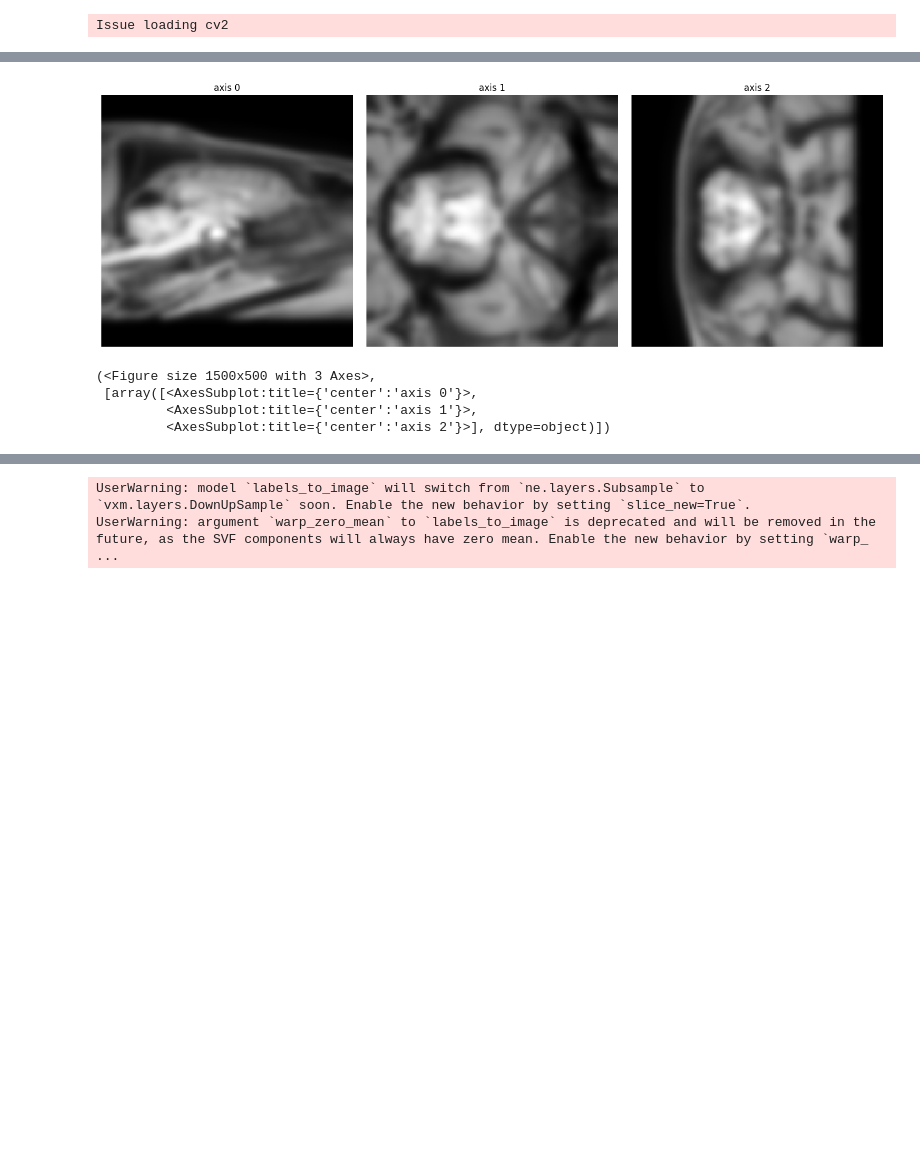
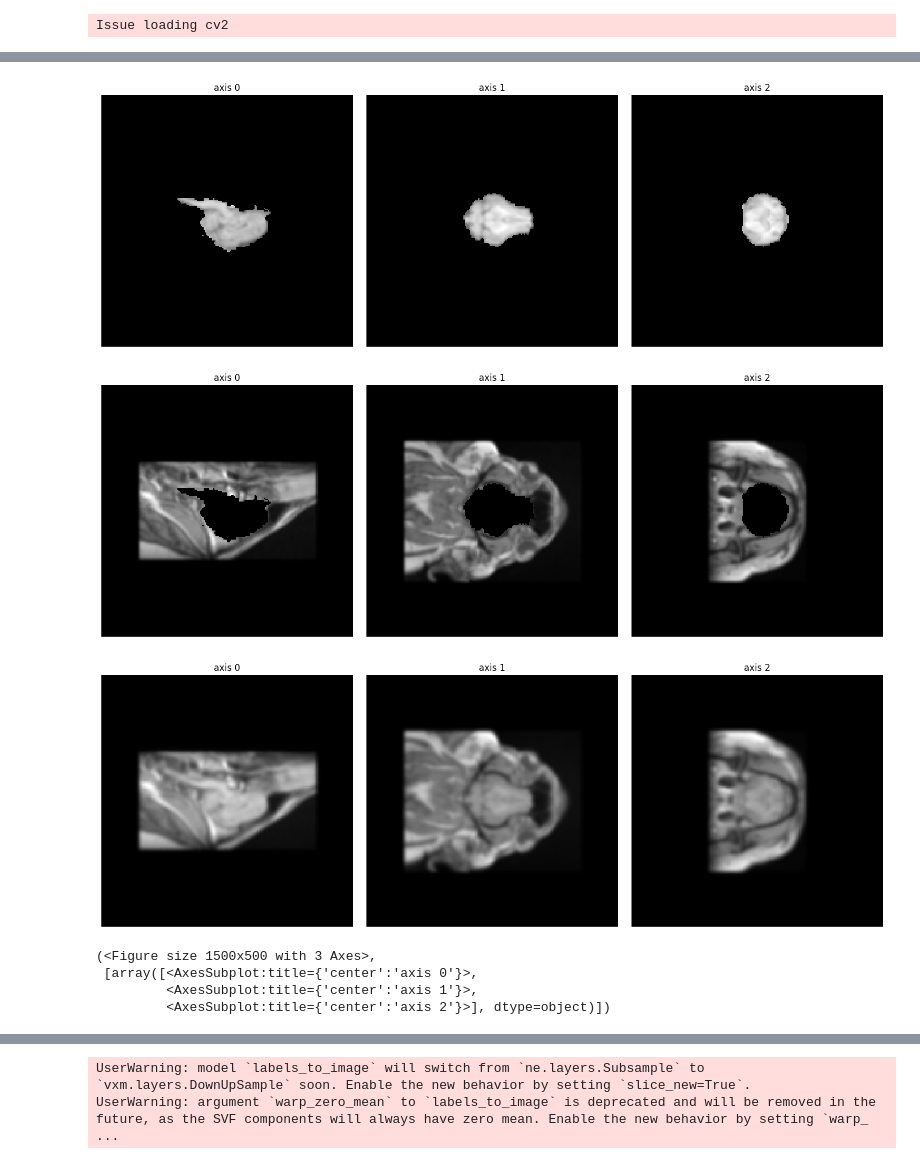
Before and after one commit to dadashkarimi/pig, a Jupyter notebook: PigGMM.ipynb, the cells around one changed output, grey strips where cells are left out. Drawn from its saved outputs; the diff is of its cells as text; code cells hidden in the pictures; blank space fills up the shorter version.

```diff
--- a/PigGMM.ipynb
+++ b/PigGMM.ipynb
@@ -31,11 +31,21 @@ from help import *
 # %% [output]
 Issue loading cv2
 # %%
-folder_path = "/cbica/home/dadashkj/neuroconnlab_pig_data/dwi_PigAnatomical/7646/anat"
+# folder_path = "/cbica/home/dadashkj/neuroconnlab_pig_data/dwi_PigAnatomical/7646/anat"
+folder_path = "/gpfs/fs001/cbica/home/dadashkj/upenn_pigAnatomical/template/"
+resize_size=1.4
 geom_data = sf.load_volume(os.path.join(folder_path, 'anat.nii.gz')).geom
-pig_anat = sf.load_volume(os.path.join(folder_path, 'anat.nii.gz')).reshape([param_3d.img_size_192,]*3).data
-pig_brain = sf.load_volume(os.path.join(folder_path, 'anat_brain.nii.gz')).reshape([param_3d.img_size_192,]*3).data
-pig_brain_mask = sf.load_volume(os.path.join(folder_path, 'anat_brain_mask.nii.gz')).reshape([param_3d.img_size_192,]*3).data
+pig_anat = sf.load_volume(os.path.join(folder_path, 'anat.nii.gz')).resize(resize_size).reshape([param_3d.img_size_192,]*3).data
+sigma = 1  # Adjust sigma for desired smoothing effect
+pig_anat = gaussian_filter(pig_anat, sigma=sigma)
+
+pig_brain_mask = sf.load_volume(os.path.join(folder_path, 'anat_brain_mask.nii.gz')).resize(resize_size).reshape([param_3d.img_size_192,]*3).data
+pig_brain_mask = ndi.binary_fill_holes(pig_brain_mask)
+pig_brain = pig_anat * (pig_brain_mask == 1)
+
+ne.plot.volume3D(pig_anat)
+ne.plot.volume3D(pig_brain)
+ne.plot.volume3D(pig_brain_mask,cmaps=['tab20c'])
 # %% [output]
 [DEBUG] NiftiArrayIO.load(): no header extensions found!
 [DEBUG] NiftiArrayIO.load(): no header extensions found!
@@ -56,21 +60,23 @@ ne.plot.volume3D(pig_brain_mask,cmaps=['tab20c'])
 # %%
 import numpy as np
 import os
 from sklearn.mixture import GaussianMixture
 from scipy.ndimage import gaussian_filter
 # Smooth the anatomy using Gaussian filter (with a chosen sigma)
 pig_skull = np.copy(pig_anat)
 pig_skull[pig_brain_mask == 1] = 0
-
-sigma = 3  # Adjust sigma for desired smoothing effect
+sigma = 1  # Adjust sigma for desired smoothing effect
 smoothed_anat = gaussian_filter(pig_anat, sigma=sigma)
-# Flatten the brain and non-brain data for GMM
 brain_data = pig_brain.flatten().reshape(-1, 1)
 non_brain_data = pig_skull.flatten().reshape(-1, 1)
 
+ne.plot.volume3D(brain_data.reshape((192,192,192)))
+ne.plot.volume3D(non_brain_data.reshape((192,192,192)))
 ne.plot.volume3D(smoothed_anat)
 # %% [output]
-[figure, old version]
+[figure, new version]
+[figure, added]
+[figure, added]
 (<Figure size 1500x500 with 3 Axes>,
  [array([<AxesSubplot:title={'center':'axis 0'}>,
          <AxesSubplot:title={'center':'axis 1'}>,
```
Also changed, not shown: parts of 17 cells of this notebook, 5 other files.
